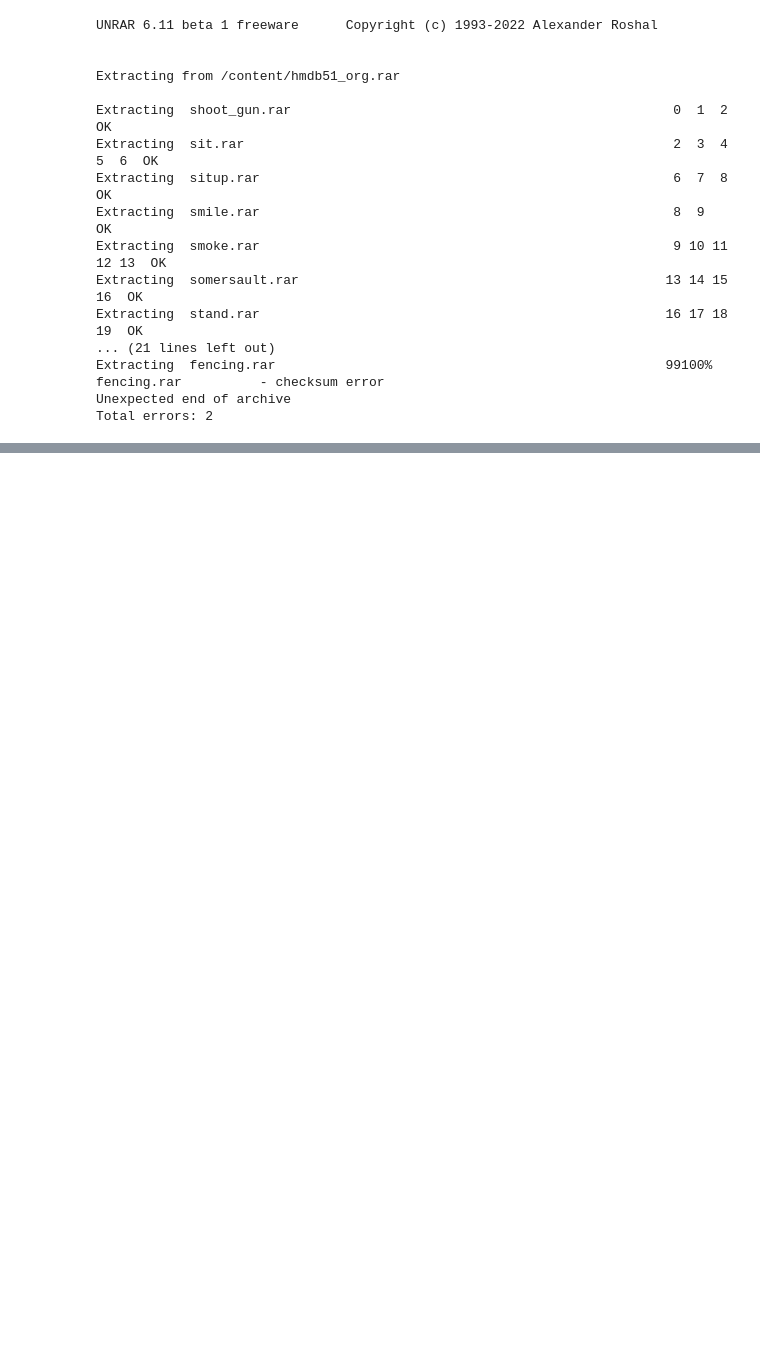
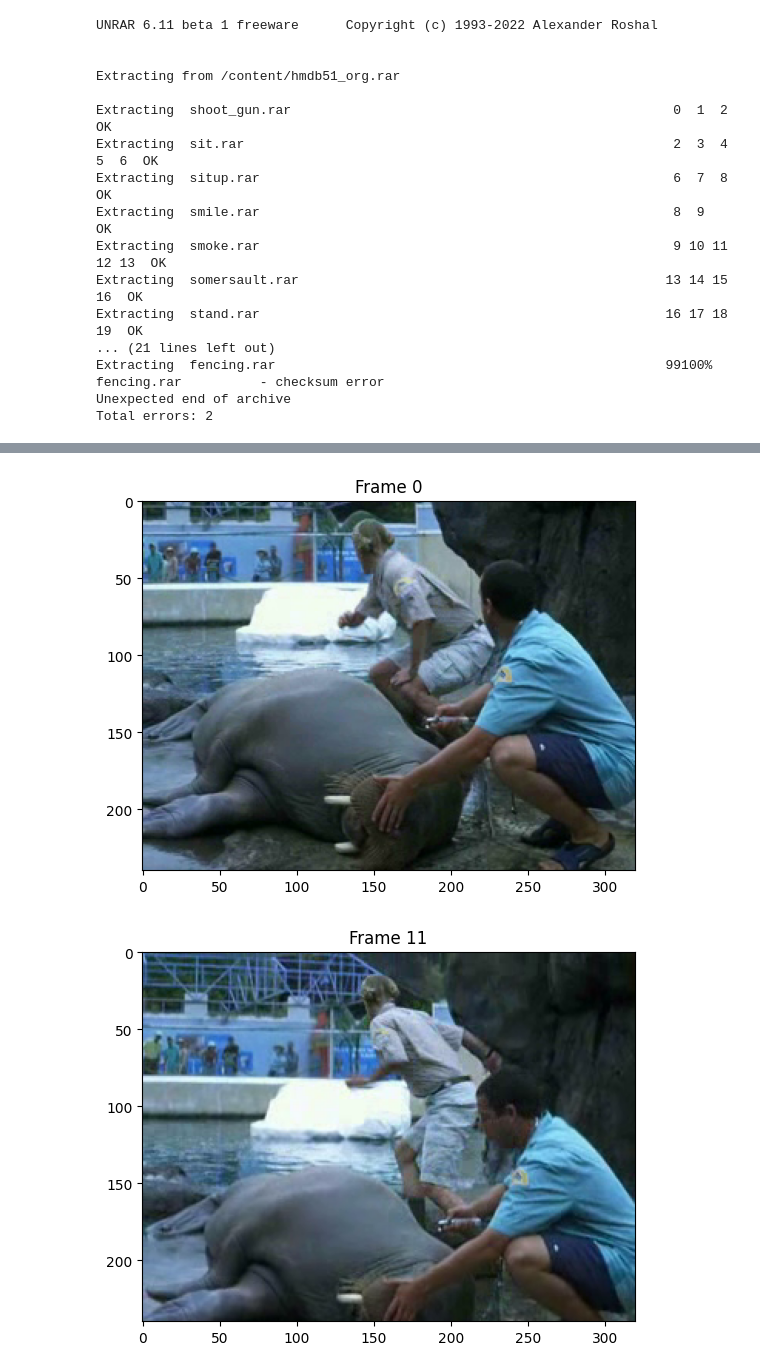
Before and after one commit to philipp-hellwig/human-action-classification, a Jupyter notebook: Group_16_DLiP_Project.ipynb, the cells around one changed output, grey strips where cells are left out. Drawn from its saved outputs; the diff is of its cells as text; code cells hidden in the pictures; blank space fills up the shorter version.

Commit message:
loading videos by frames, setting up initial model

```diff
--- a/Group_16_DLiP_Project.ipynb
+++ b/Group_16_DLiP_Project.ipynb
@@ -23,16 +53,16 @@ Total errors: 2
 # %%
 import cv2
+import numpy as np
+import matplotlib.pyplot as plt
 # Example video path (update based on extracted folder structure)
-video_path_smoke = "/content/smoke.rar"
+video_path_smoke = "hmdb51_org/jump/jump/50_FIRST_DATES_jump_f_nm_np1_fr_bad_3.avi"
 
 # Open the video file
 cap = cv2.VideoCapture(video_path_smoke)
 
+vid = []
 while cap.isOpened():
     ret, frame = cap.read()
+    vid.append(frame)
     if not ret:
         break
-    # Process each frame
-    print("Frame shape:", frame.shape)
-
-cap.release()
@@ -38,0 +89,10 @@ cap.release()
+# %%
+num_frames = 5
+for i in np.linspace(0,len(vid)-1, num_frames, dtype=int):
+    if vid[i] is not None:
+        plt.title(f"Frame {i}")
+        plt.imshow(cv2.cvtColor(vid[i], cv2.COLOR_BGR2RGB))
+        plt.show()
+# %% [output]
+[figure, added]
+[figure, added]
```
Also changed, not shown: parts of 13 cells of this notebook, 1 other file.
